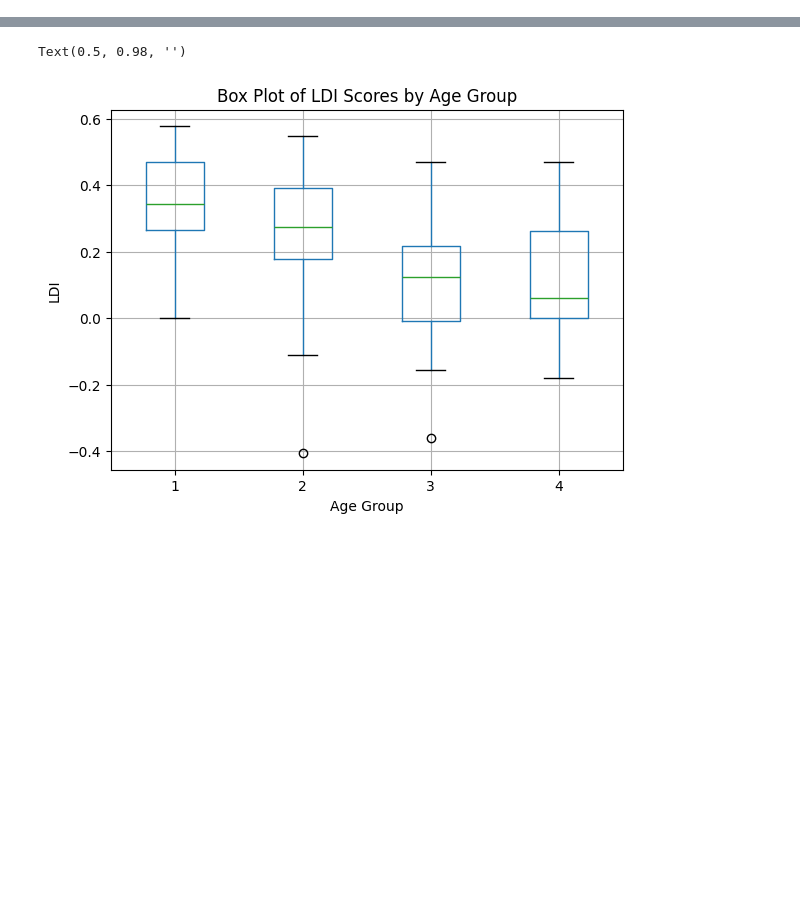
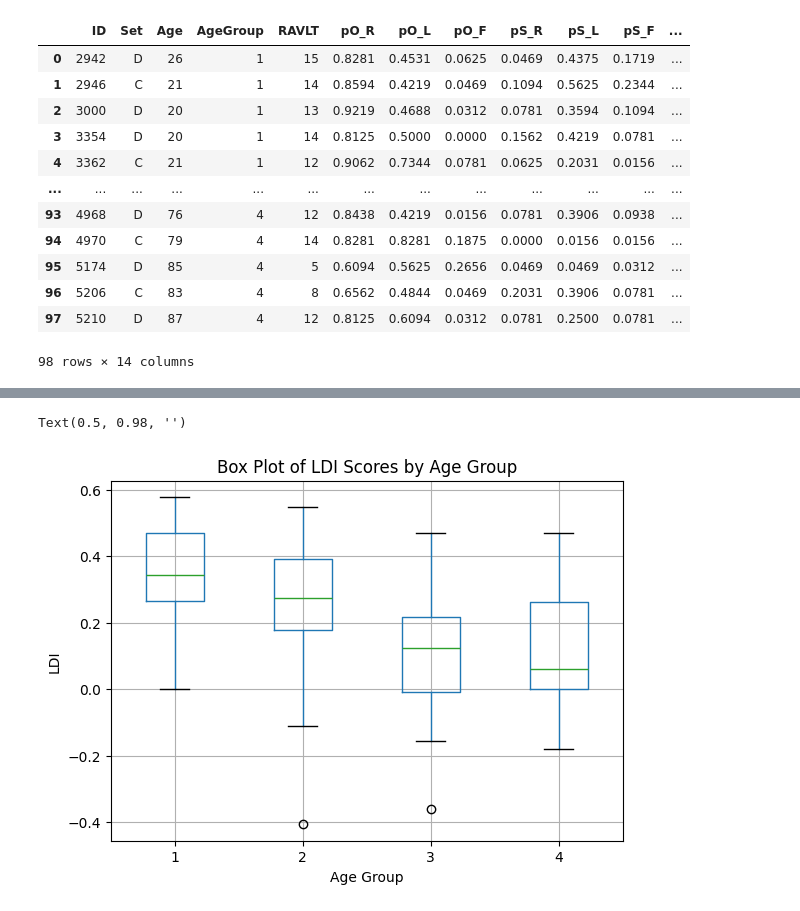
Before and after one commit to rochellekaper/n247_spring2025, a Jupyter notebook: ProblemSets/N247 PSet 6 Pandas - Data Analysis.ipynb, the cells around one changed output, grey strips where cells are left out. Drawn from its saved outputs; the diff is of its cells as text; code cells hidden in the pictures; blank space fills up the shorter version.

```diff
--- a/ProblemSets/N247 PSet 6 Pandas - Data Analysis.ipynb
+++ b/ProblemSets/N247 PSet 6 Pandas - Data Analysis.ipynb
@@ -49,6 +49,22 @@ excelfname='https://github.com/celstark/n247data/raw/main/data/StarkData.xlsx'
 # data = pd.read_csv(csvfname)
 s = requests.get(csvfname).content
 data = pd.read_csv(io.StringIO(s.decode('utf-8')))
+# %%
+data
+# %% [output]
+|  | ID | Set | Age | AgeGroup | RAVLT | pO_R | pO_L | pO_F | pS_R | pS_L | pS_F | ... |
+| 0 | 2942 | D | 26 | 1 | 15 | 0.8281 | 0.4531 | 0.0625 | 0.0469 | 0.4375 | 0.1719 | ... |
+| 1 | 2946 | C | 21 | 1 | 14 | 0.8594 | 0.4219 | 0.0469 | 0.1094 | 0.5625 | 0.2344 | ... |
+| 2 | 3000 | D | 20 | 1 | 13 | 0.9219 | 0.4688 | 0.0312 | 0.0781 | 0.3594 | 0.1094 | ... |
+| 3 | 3354 | D | 20 | 1 | 14 | 0.8125 | 0.5000 | 0.0000 | 0.1562 | 0.4219 | 0.0781 | ... |
+| 4 | 3362 | C | 21 | 1 | 12 | 0.9062 | 0.7344 | 0.0781 | 0.0625 | 0.2031 | 0.0156 | ... |
+| ... | ... | ... | ... | ... | ... | ... | ... | ... | ... | ... | ... | ... |
+| 93 | 4968 | D | 76 | 4 | 12 | 0.8438 | 0.4219 | 0.0156 | 0.0781 | 0.3906 | 0.0938 | ... |
+| 94 | 4970 | C | 79 | 4 | 14 | 0.8281 | 0.8281 | 0.1875 | 0.0000 | 0.0156 | 0.0156 | ... |
+| 95 | 5174 | D | 85 | 4 | 5 | 0.6094 | 0.5625 | 0.2656 | 0.0469 | 0.0469 | 0.0312 | ... |
+| 96 | 5206 | C | 83 | 4 | 8 | 0.6562 | 0.4844 | 0.0469 | 0.2031 | 0.3906 | 0.0781 | ... |
+| 97 | 5210 | D | 87 | 4 | 12 | 0.8125 | 0.6094 | 0.0312 | 0.0781 | 0.2500 | 0.0781 | ... |
+98 rows × 14 columns
 # %%
 ''' 1) compute 2 metrics from the data and store them in the data frame:
 - LDI = pS_L - pS_F
```
Also changed, not shown: parts of 3 cells of this notebook.
